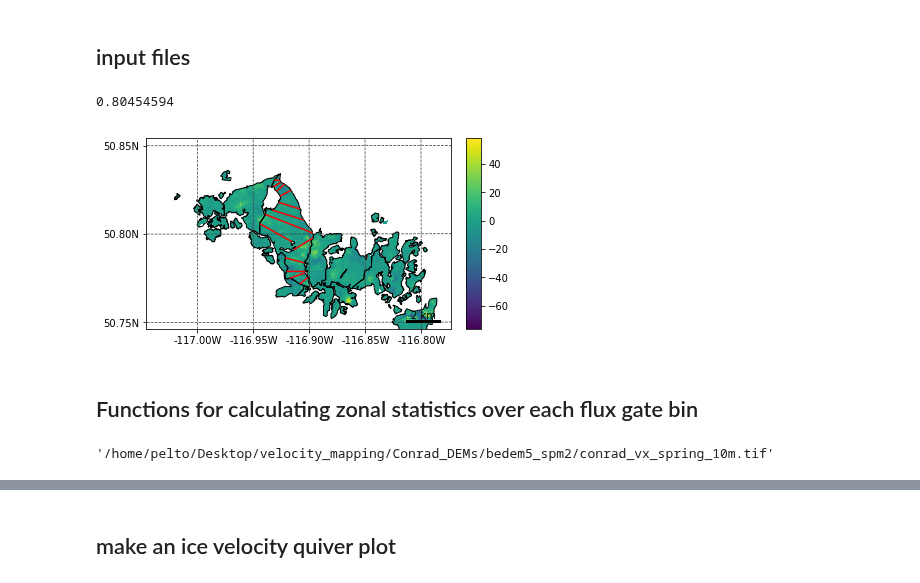
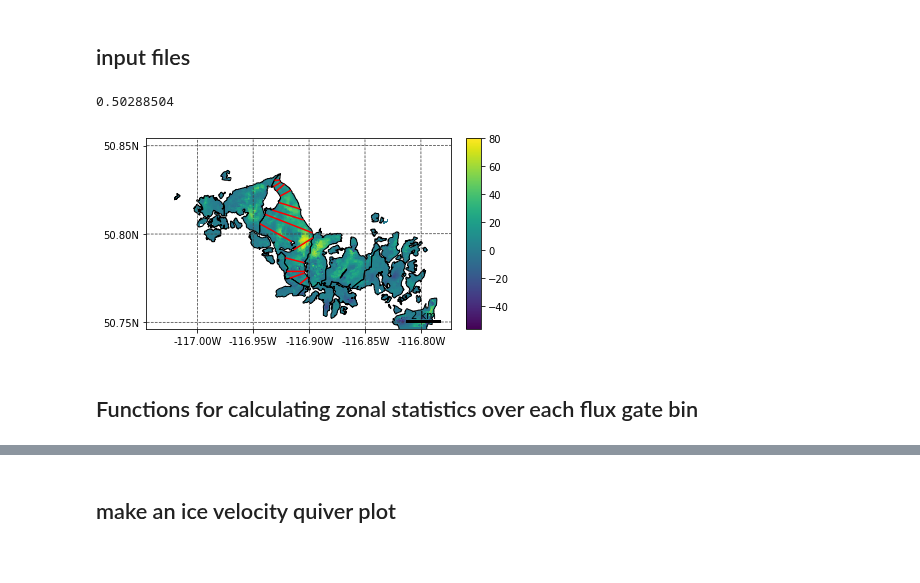
Before and after one commit to bpelto/ice_dynamics, a Jupyter notebook: flux_gate_velocity-Conrad__wip.ipynb, the cells around one changed output, grey strips where cells are left out. Cells and saved outputs as stored; diff of their text form; code cells hidden in the pictures.

```diff
--- a/flux_gate_velocity-Conrad__wip.ipynb
+++ b/flux_gate_velocity-Conrad__wip.ipynb
@@ -21,7 +21,7 @@ from rasterstats import zonal_stats
 # season
 balance = 'Ba'  # Bw or Ba (winter or annual)
 # rho_snow = 445. # 470 kg m-3 geodetic or 457 glaciological, or...take given years obs. value
-year = 2018 # any of: 2016, 2017, 2018
+year = 2017 # any of: 2016, 2017, 2018
 I = np.abs(year - 2016) # for selecting raster inputs
 vcorr=False ## is velocity corrected by off ice bias and stake bias?
 
@@ -32,17 +32,26 @@ d = 20. #20.  #distance (m) between flux gate points
 Dint = 0.9 #depth integrated velocity ratio, 1.0= all sliding
 sVZ = 4.91  #velocity against stake measurements
 sHopt = 0.1 #10.3 ## ME:10.3 m,  MAE:0.223 (percent ratio)
+cb = 7 ##center bin use this to assure flux in is from bins cb+1 and cb+2
 
 fl_path = '/home/pelto/Desktop/ice_flux/' + Glacier[gl] + '/'
 gpr_path = '/home/pelto/GIS/GPR/ComparisonData/'
 path = '/home/pelto/Desktop/lidar_cbt_analysis/' + glacier[gl] + '/'
 
-VDIR = 'average'  # 'average' or 'individual'
+VDIR = 'av'  # 'average' or 'individual'
 
 if VDIR == 'individual':
+
+    ## DEMs
     vf_list = ['img1_20160417__img1_20170521_vmap_10m_35px_spm2/', 'img1_20160417__img1_20170521_vmap_10m_35px_spm2/',
-           'img1_20170521__img2_20180426_vmap_10m_35px_spm2/']##backups  img1_20170917__img1_20180426_vmap_5m_35px_spm2/
-    vdir = '/home/pelto/Desktop/velocity_mapping/' +Glacier[gl] + '_DEMs/bedem5_spm2/' + vf_list[I]
+           'img1_20170904__img2_20180822_vmap_10m_35px_spm2/'] #'img1_20170521__img2_20180426_vmap_10m_35px_spm2/']##backups  img1_20170917__img1_20180426_vmap_5m_35px_spm2/
+
+    ##planet labs
+    vf_list = ['xx', 'xx',
+           'img1_20170904__img2_20180822_vmap_10m_35px_spm2/']
+
+    #     vdir = '/home/pelto/Desktop/velocity_mapping/' +Glacier[gl] + '_DEMs/bedem5_spm2/' + vf_list[I]
+    vdir = '/home/pelto/Desktop/velocity_mapping/conrad_planet/' + vf_list[I]
     VX = vdir+ vf_list[I][:-1] + '-F_vx.tif'
     VY = vdir+ vf_list[I][:-1] + '-F_vy.tif'
 
@@ -54,9 +63,9 @@ if VDIR == 'individual':
 #     VY = vdir+ vf_list[I][:-1] + '-F_vy.tif'
 else:
 #     vf_list = ['illec_all_spm2_5m', 'illec_all_spm2_5m', 'illec_all_spm2_5m']
-    vdir = '/home/pelto/Desktop/velocity_mapping/Conrad_DEMs/bedem5_spm2/'
-    VX = vdir+ 'conrad_vx_spring_10m.tif'
-    VY = vdir+ 'conrad_vy_spring_10m.tif'
+    vdir = '/home/pelto/Desktop/velocity_mapping/Conrad_DEMs/spm2/'#bedem5_spm2/'
+    VX = vdir+ 'conrad_all_vy_5m.tif' #'conrad_vx_spring_10m.tif'
+    VY = vdir+ 'conrad_all_vy_5m.tif' #'conrad_vy_spring_10m.tif'
 
 ## velocity_mapping/conrad_planet/img1_20170904__img2_20180822_vmap_10m_35px_spm2
 
@@ -127,38 +136,34 @@ vy.data[msk.data==0] = np.nan
 VZ_off_ice = VZ.copy()
 VZ_off_ice[msk.data>0.0] = np.nan
 # VZ_off_ice[VZ_off_ice==0.0] = np.nan
 
 dem = salem.open_xr_dataset(topo)
 dem_reproj = vx.salem.transform(dem)
 dem = dem_reproj.to_array(name='dem')
 dem.data[dem.data<1] = np.nan
 
 #     # map extent
 # grid = mercator_grid(center_ll=(-117.43, 51.238), extent=(4500, 4500)) ##zoomed out view
 # 487892.000 5509738.000 491232.000 5512358.000
 grid = vx.salem.grid  ##full view
 sm = Map(grid, countries=False)
 sm.set_lonlat_contours(interval=0)
 sm.set_scale_bar()
 sm.set_data(vx) #, label='m')
 # sm.set_vmax(val=50.)
 #      Change the lon-lat countour setting
 sm.set_lonlat_contours(add_ytick_labels=True, interval=0.05, linewidths=0.75, linestyles='--', colors='0.25')
 off_ice_V = np.nanmean(VZ_off_ice)
 print(off_ice_V)
 
 gdf = salem.read_shapefile(shpf)
 sm.set_shapefile(gdf, linewidth=1)
 sm.set_shapefile(gates, linewidth=1.5, color='r')
 sm.visualize()
 plt.savefig(fl_path+ 'products/'+ glacier[gl] +'_thickness_gates.png', dpi=300)
 plt.show()
 # %% [output]
-0.80454594
+0.50288504
-[figure, old version]
+[figure, new version]
 # %% [markdown]
 ## Functions for calculating zonal statistics over each flux gate bin
-# %%
-VX
-# %% [output]
-'/home/pelto/Desktop/velocity_mapping/Conrad_DEMs/bedem5_spm2/conrad_vx_spring_10m.tif'
```
Also changed, not shown: parts of 24 cells of this notebook.
